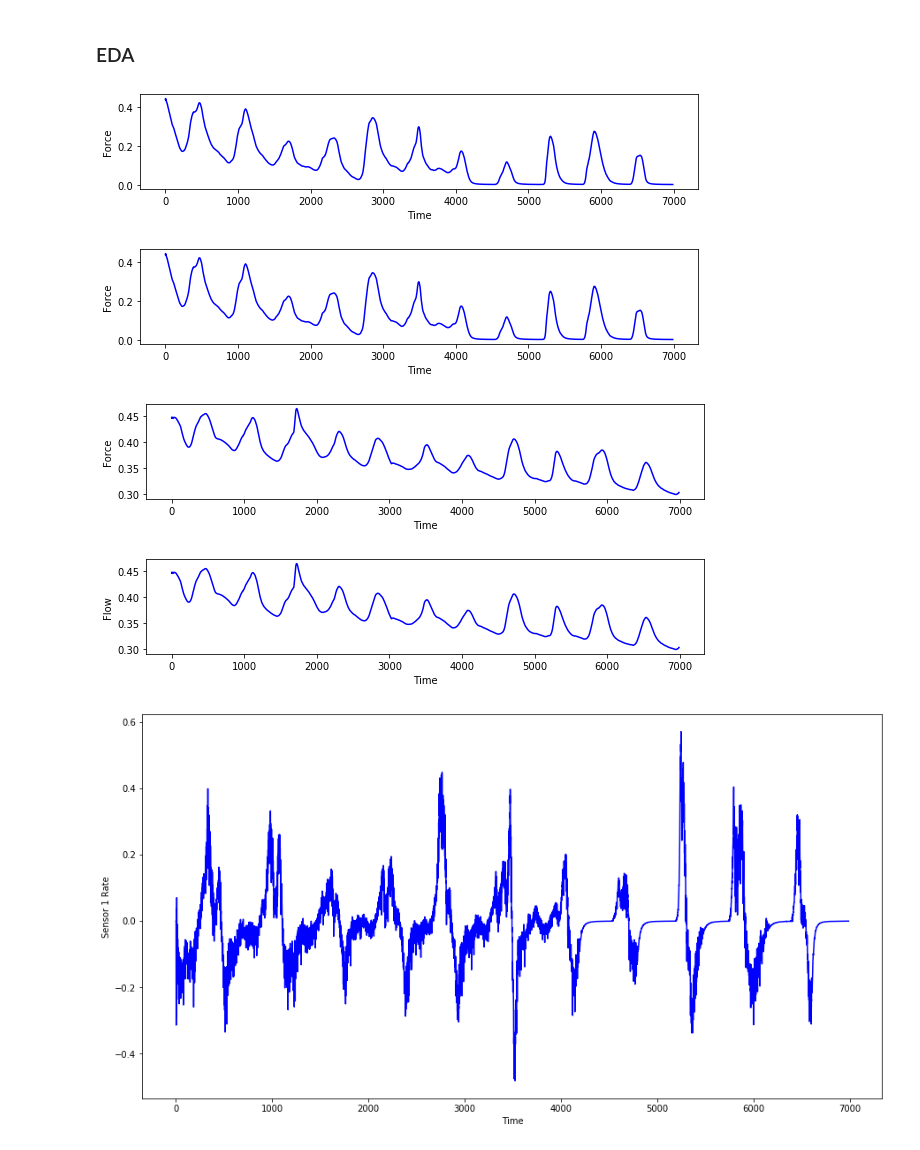
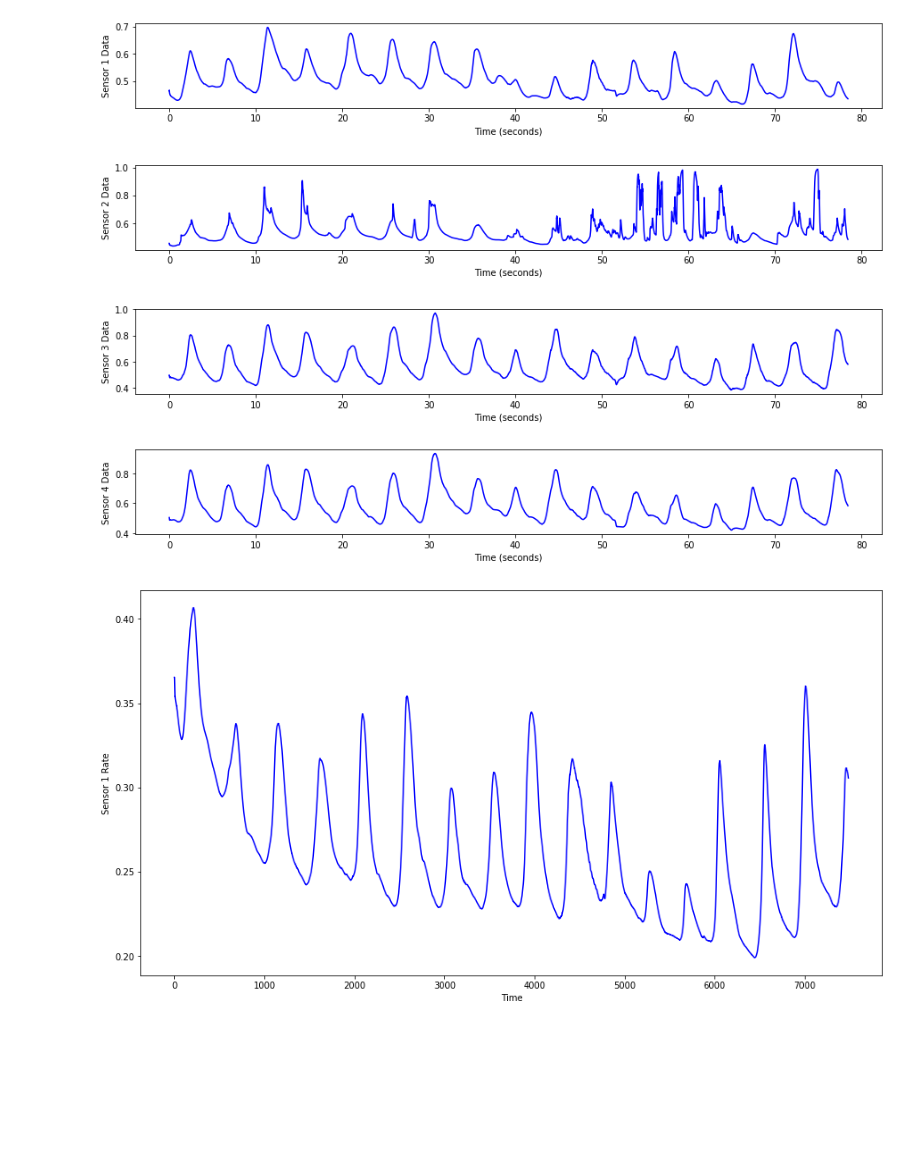
Before and after one commit to RightAir/BreathDetectionSystem, a Jupyter notebook: TensorFlow/SensorData_EDA.ipynb, the cells around one changed output. Cells and saved outputs as stored; diff of their text form; code cells hidden in the pictures; blank space fills up the shorter version.

```diff
--- a/TensorFlow/SensorData_EDA.ipynb
+++ b/TensorFlow/SensorData_EDA.ipynb
@@ -3,3 +3,7 @@ import pandas as pd
 import seaborn as sns
 import numpy as np
 import matplotlib.pyplot as plt
+
+df = pd.read_excel('SensorData_Nov3.xlsx')
+time = df['timeTracker'] - df['timeTracker'][0]
+df.head()
@@ -8,2 +16,0 @@ import matplotlib.pyplot as plt
-# %%
-df = pd.read_excel('SensorData.xlsx')
@@ -19,43 +17,41 @@ df.head()
-# %% [markdown]
-### EDA
 # %%
-fig = plt.figure(figsize = (10, 8))
+fig = plt.figure(figsize = (15, 8))
 plt.subplot(4,1,1)
-plt.plot(df['Sensor 1'], 'b')
-plt.xlabel('Time')
-plt.ylabel('Force')
+plt.plot(time, df['Sensor 1'], 'b')
+plt.xlabel('Time (seconds)')
+plt.ylabel('Sensor 1 Data')
 plt.show()
 
-fig = plt.figure(figsize = (10, 8))
+fig = plt.figure(figsize = (15, 8))
 plt.subplot(4,1,2)
-plt.plot(df['Sensor 2'], 'b')
-plt.xlabel('Time')
-plt.ylabel('Force')
+plt.plot(time, df['Sensor 2'], 'b')
+plt.xlabel('Time (seconds)')
+plt.ylabel('Sensor 2 Data')
 plt.show()
 
-fig = plt.figure(figsize = (10, 8))
+fig = plt.figure(figsize = (15, 8))
 plt.subplot(4,1,3)
-plt.plot(df['Sensor 3'], 'b')
-plt.xlabel('Time')
-plt.ylabel('Force')
+plt.plot(time, df['Sensor 3'], 'b')
+plt.xlabel('Time (seconds)')
+plt.ylabel('Sensor 3 Data')
 plt.show()
 
-fig = plt.figure(figsize = (10, 8))
+fig = plt.figure(figsize = (15, 8))
 plt.subplot(4,1,4)
-plt.plot(df['Sensor 4'], 'b')
-plt.xlabel('Time')
-plt.ylabel('Flow')
+plt.plot(time, df['Sensor 4'], 'b')
+plt.xlabel('Time (seconds)')
+plt.ylabel('Sensor 4 Data')
 plt.show()
 # %% [output]
-[figure, old version]
+[figure, new version]
-[figure, old version]
+[figure, new version]
-[figure, old version]
+[figure, new version]
-[figure, old version]
+[figure, new version]
 # %%
 fig = plt.figure(figsize = (15, 8))
-plt.plot(df['d_Sensor 1'], 'b')
+plt.plot(df['Sensor 1'], 'b')
 plt.xlabel('Time')
 plt.ylabel('Sensor 1 Rate')
 plt.show()
 # %% [output]
-[figure, old version]
+[figure, new version]
```
Also changed, not shown: parts of 13 cells of this notebook, 6 other files.
